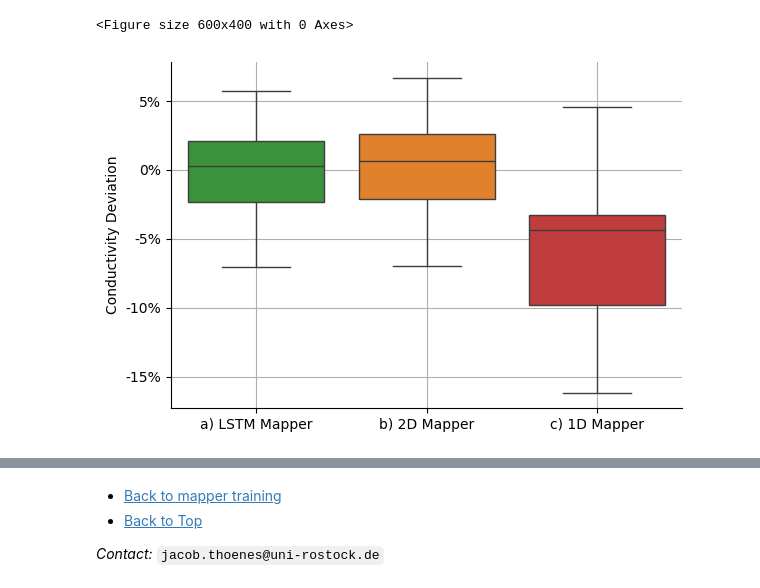
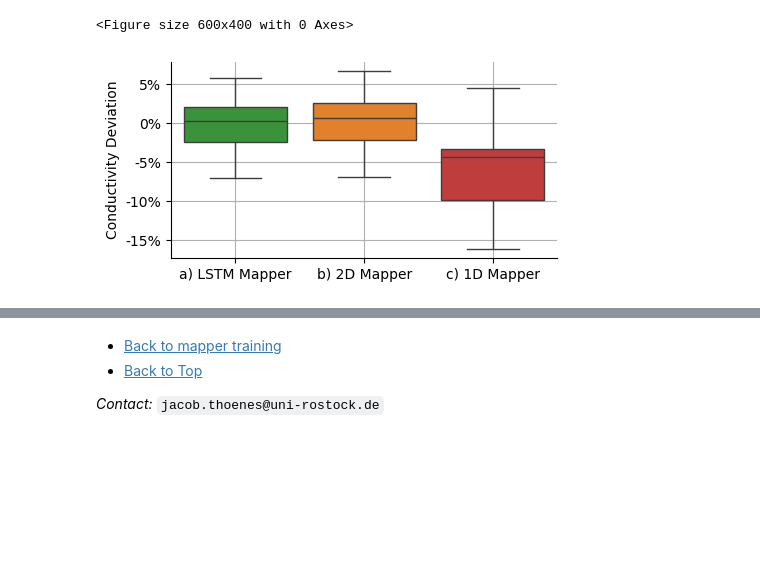
Before and after one commit to spatialaudio/Data-Driven-EIT-Imaging-using-Recurrent-Neural-Networks, a Jupyter notebook: codes/pred_thorax_LSTM_M_VAE.ipynb, the cells around one changed output, grey strips where cells are left out. Saved outputs shown, nothing was run; the diff lists cells and outputs as text; code cells hidden in the pictures; blank space fills up the shorter version.

```diff
--- a/codes/pred_thorax_LSTM_M_VAE.ipynb
+++ b/codes/pred_thorax_LSTM_M_VAE.ipynb
@@ -561,22 +561,22 @@ df = {
 }
 DF = pd.DataFrame.from_dict(df)
 # %%
-plt.figure(figsize=(6, 4))
+plt.figure(figsize=(4.75, 2.5))
 # sns.set_theme(style="ticks", palette="muted")
 sns.boxplot(
     data=DF,
     palette=["C2", "C1", "C3"],
     showfliers=True,
 )  # set to false to hide outliers
 sns.despine(offset=0, trim=False)
 plt.ylabel("Conductivity Deviation")
 plt.tight_layout()
 tks = [tk for tk in range(-15, 5 + 1, 5)]
 plt.yticks(ticks=tks, labels=[f"{n}%" for n in tks])
 plt.grid()
-# plt.savefig("../images/performance_estimation.pdf")
+#plt.savefig("../images/performance_estimation.pdf")
 # %% [output]
-[figure, old version]
+[figure, new version]
 # %%
 for key in df.keys():
     print(key, "mean:", np.mean(DF[key]))
```
Also changed, not shown: parts of 10 cells of this notebook, 1 other file.
